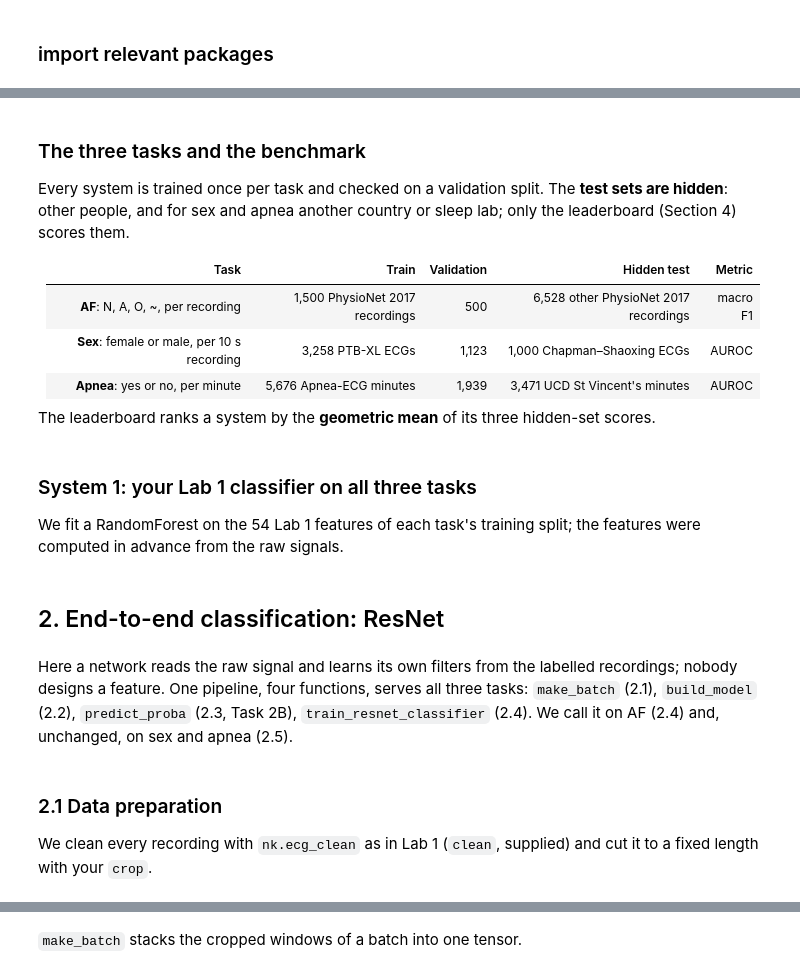
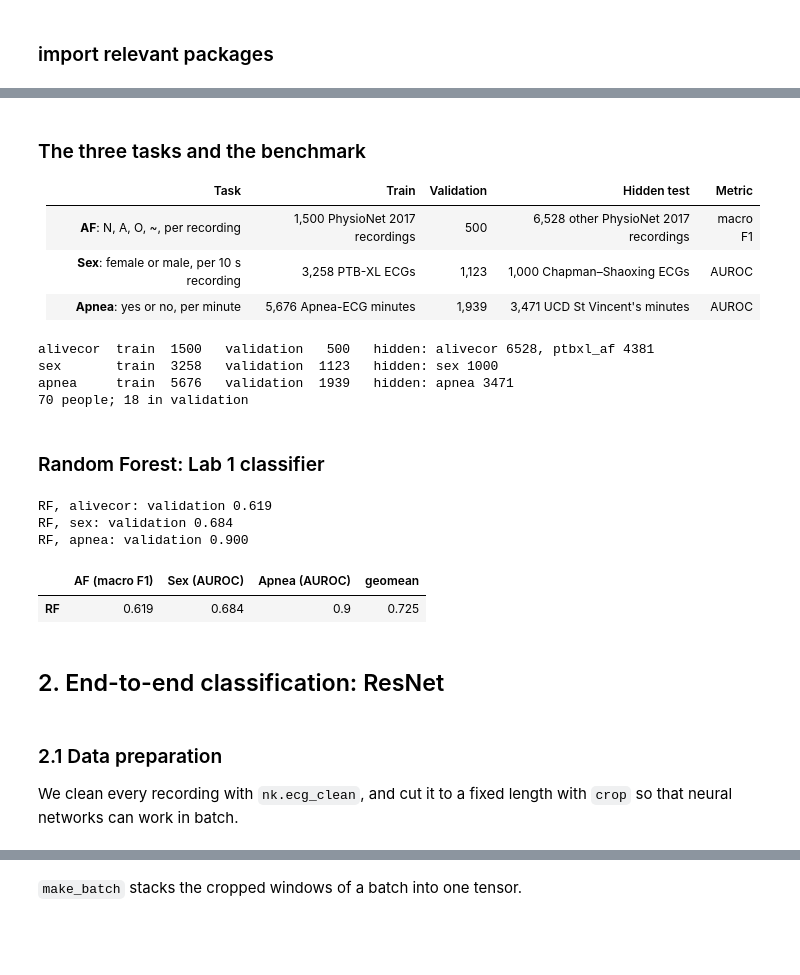
Before and after one commit to junjiechen-chris/CDT-ECG-Lab2, a Jupyter notebook: solution/lab2-end-to-end_solution.ipynb, the cells around one changed output, grey strips where cells are left out. Cells and saved outputs as stored; diff of their text form; code cells hidden in the pictures; blank space fills up the shorter version.

```diff
--- a/solution/lab2-end-to-end_solution.ipynb
+++ b/solution/lab2-end-to-end_solution.ipynb
@@ -55,18 +60,14 @@ We prepare the three tasks so that every method is trained and evaluated in the
 # %% [markdown]
 ### The three tasks and the benchmark
-
-Every system is trained once per task and checked on a validation split. The **test sets are hidden**: other people, and for sex and apnea another country or sleep lab; only the leaderboard (Section 4) scores them.
 
 | Task | Train | Validation | Hidden test | Metric |
 |---|---|---|---|---|
 | **AF**: N, A, O, ~, per recording | 1,500 PhysioNet 2017 recordings | 500 | 6,528 other PhysioNet 2017 recordings | macro F1 |
 | **Sex**: female or male, per 10 s recording | 3,258 PTB-XL ECGs | 1,123 | 1,000 Chapman–Shaoxing ECGs | AUROC |
 | **Apnea**: yes or no, per minute | 5,676 Apnea-ECG minutes | 1,939 | 3,471 UCD St Vincent's minutes | AUROC |
-
-The leaderboard ranks a system by the **geometric mean** of its three hidden-set scores.
 # %%
 from frontier_kit import CLASSES, alivecor_split, write_submission, check_submission
-from systems import Data, tasks, system_rf, clean, to_files
+from systems import Data, tasks, to_files
 
 D = Data('data')          # the recordings above, the four packs, and the AF split
 import frontier_kit; frontier_kit._cache.update(alivecor_hidden=D.hid, ptbxl_af=D.ptb, sex=D.sex, apnea=D.apn)   # load each pack once
@@ -76,20 +77,18 @@ for name, t in T.items():
           + ', '.join(f'{k} {len(v["raw"])}' for k, v in t['targets'].items()))
 
 def split_by_person(person, val_frac=0.25, seed=0):
-    """In: person, array (n,) of person ids, one per minute; val_frac, float; seed, int.
-    Out: (train, val), int index arrays. A random val_frac of the people goes to validation with all their minutes."""
     people = np.unique(person)
     val_people = np.random.default_rng(seed).choice(people, int(round(val_frac * len(people))), replace=False)
     return np.where(~np.isin(person, val_people))[0], np.where(np.isin(person, val_people))[0]
 
 def geomean(scores):
-    """In: scores, 3 floats (AF, sex, apnea). Out: float, their geometric mean."""
     return float(np.exp(np.mean(np.log(scores))))
 
 tr, va = split_by_person(D.apn['apnea_ecg_person'])
 assert set(va) == set(D.apn['val'])
 print(len(np.unique(D.apn['apnea_ecg_person'])), 'people;', len(np.unique(D.apn['apnea_ecg_person'][va])), 'in validation')
+# %% [output]
+alivecor  train  1500   validation   500   hidden: alivecor 6528, ptbxl_af 4381
+sex       train  3258   validation  1123   hidden: sex 1000
+apnea     train  5676   validation  1939   hidden: apnea 3471
+70 people; 18 in validation
-# %% [markdown]
-### System 1: your Lab 1 classifier on all three tasks
-
-We fit a RandomForest on the 54 Lab 1 features of each task's training split; the features were computed in advance from the raw signals.
@@ -99,7 +95,36 @@ preds['RF'], val['RF'] = system_rf(D)
+# %% [markdown]
+### Random Forest: Lab 1 classifier
+# %%
+from sklearn.ensemble import RandomForestClassifier
+from sklearn.preprocessing import StandardScaler
+from systems import macro_f1, auroc
+import pandas as pd
+
+score = {'alivecor': macro_f1, 'sex': auroc, 'apnea': auroc}
+val, preds = {}, {}
+
+def score_table():
+    table = pd.DataFrame(val).T[['alivecor', 'sex', 'apnea']].rename(columns={'alivecor': 'AF (macro F1)', 'sex': 'Sex (AUROC)', 'apnea': 'Apnea (AUROC)'})
+    table['geomean'] = [geomean(row) for row in table.values]
+    return table.round(3)
+
+val['RF'], preds['RF'] = {}, {}
+for name, t in T.items():
+    scaler = StandardScaler().fit(t['F'][t['tr']])
+    model = RandomForestClassifier(n_estimators=100, random_state=42, n_jobs=-1).fit(scaler.transform(t['F'][t['tr']]), t['y'][t['tr']])
+    val['RF'][name] = score[name](t['y'][t['va']], model.predict_proba(scaler.transform(t['F'][t['va']])))
+    print(f"RF, {name}: validation {val['RF'][name]:.3f}")
+    for file, target in t['targets'].items():
+        preds['RF'][file] = model.predict_proba(scaler.transform(target['F']))
+score_table()
+# %% [output]
+RF, alivecor: validation 0.619
+RF, sex: validation 0.684
+RF, apnea: validation 0.900
+|  | AF (macro F1) | Sex (AUROC) | Apnea (AUROC) | geomean |
+| RF | 0.619 | 0.684 | 0.9 | 0.725 |
 # %% [markdown]
 ## 2. End-to-end classification: ResNet
-# %% [markdown]
-Here a network reads the raw signal and learns its own filters from the labelled recordings; nobody designs a feature. One pipeline, four functions, serves all three tasks: `make_batch` (2.1), `build_model` (2.2), `predict_proba` (2.3, Task 2B), `train_resnet_classifier` (2.4). We call it on AF (2.4) and, unchanged, on sex and apnea (2.5).
 # %%
 import copy
 import torch
@@ -112,4 +136,4 @@ label_mapping = {c: i for i, c in enumerate(CLASSES)}   # N, A, O, ~ -> 0, 1, 2,
 # %% [markdown]
 ### 2.1 Data preparation
 
-We clean every recording with `nk.ecg_clean` as in Lab 1 (`clean`, supplied) and cut it to a fixed length with your `crop`.
+We clean every recording with `nk.ecg_clean`, and cut it to a fixed length with `crop` so that neural networks can work in batch.
```
Also changed, not shown: parts of 51 cells of this notebook, 1 other file.
